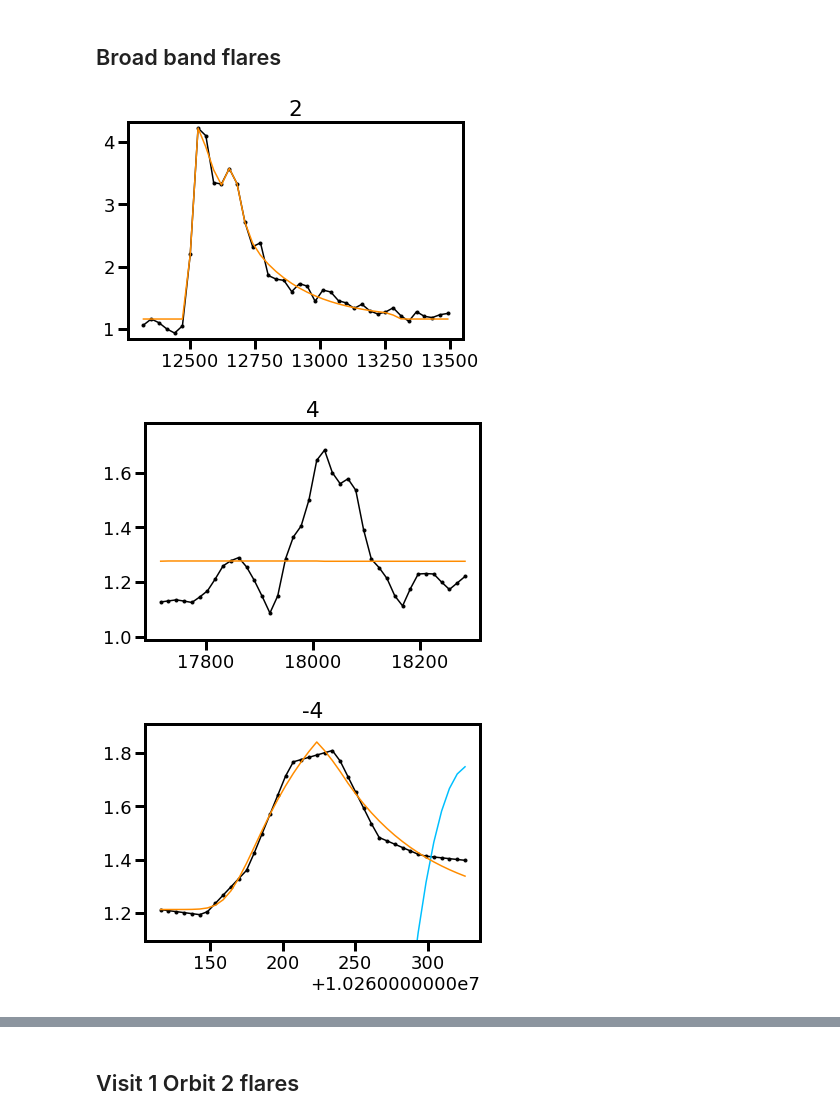
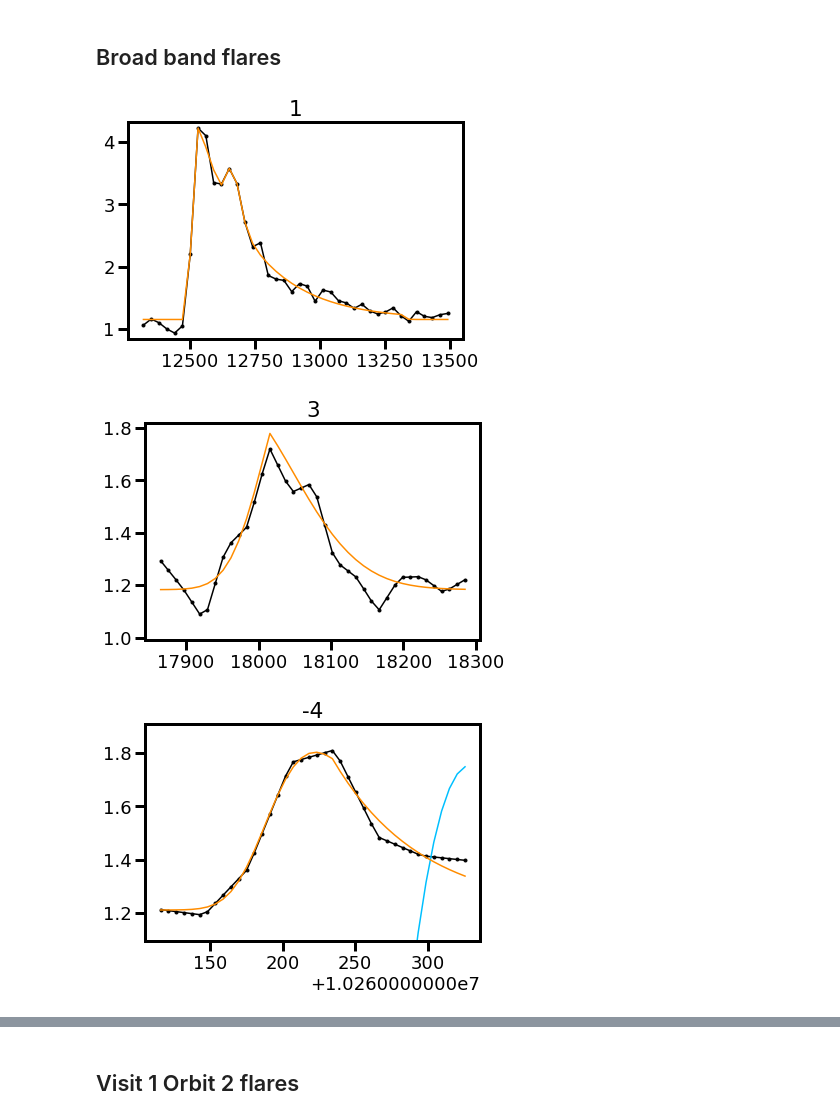
Before and after one commit to afeinstein20/cos_flares, a Jupyter notebook: notebooks/flare_analysis.ipynb, the cells around one changed output, grey strips where cells are left out. Saved outputs shown, nothing was run; the diff lists cells and outputs as text; code cells hidden in the pictures.

```diff
--- a/notebooks/flare_analysis.ipynb
+++ b/notebooks/flare_analysis.ipynb
@@ -382,14 +379,14 @@ for i in range(len(diff)-1):
             f = f.reshape((1,len(f)))
             which_o.append(j)
         elif j == 2:
-            f1 = ((fwc.time.value>=11900) & (fwc.time.value<=12100))
+            #f1 = ((fwc.time.value>=11900) & (fwc.time.value<=12100))
             f2 = ((fwc.time.value>=12300) & (fwc.time.value<=13500))
-            f = np.array([f1, f2])
+            f = np.array([f2])
             which_o.append(j)
             which_o.append(j)
         elif j == 3:
             f1 = ((fwc.time.value>=16800) & (fwc.time.value<=17100) )
-            f2 = ((fwc.time.value>=17700) & (fwc.time.value<=18300) )
+            f2 = ((fwc.time.value>=17850) & (fwc.time.value<=18300) )
             f = np.array([f1, f2])
             which_o.append(j)
             which_o.append(j)
@@ -464,7 +463,7 @@ for i in range(len(f_tot)):
 # %% [markdown]
 # If flare mask created, start below
 # %%
-_, which_o, f_int = np.load('/Users/arcticfox/Documents/AUMic/flare_mask.npy',
+_, which_o, f_int = np.load('/Users/arcticfox/Documents/AUMic/flare_mask2.npy',
                             allow_pickle=True)
 # %%
 def multi_peaks(ttest, test):
@@ -523,18 +522,18 @@ for i in range(len(fwc.time)):
 # %%
 fmodels_all = []
 
-for j in [2,4,-4,-3,-1]:
+for j in [1,3,-4,-3,-1]:
 
     mask = f_int[j] > 0
 
     upsample = np.linspace(fwc.time[mask].min(), fwc.time[mask].max(), 40)
 
     if ion !='CIII':
-        finterp = interp1d(fwc.time[mask], f[mask]/1e-12)
-        einterp = interp1d(fwc.time[mask], e[mask]/1e-12)
+        finterp = interp1d(fwc.time[mask].value, f[mask]/1e-12)
+        einterp = interp1d(fwc.time[mask].value, e[mask]/1e-12)
     else:
-        finterp = interp1d(fwc.time[mask], f[mask]/1e-11)
-        einterp = interp1d(fwc.time[mask], e[mask]/1e-11)
+        finterp = interp1d(fwc.time[mask].value, f[mask]/1e-11)
+        einterp = interp1d(fwc.time[mask].value, e[mask]/1e-11)
 
     plt.plot(upsample,
              finterp(upsample),
@@ -544,40 +543,40 @@ for j in [2,4,-4,-3,-1]:
     rise, decay = [10,10,10],[50,50,50]
 
 
-    if j==2:
+    if j==1:
         out = fwc.fit_flare(ion=ion, mask=mask, model='convolved',
                             eta=t0-20, omega=np.full(3,50),
                             alpha=np.full(3,50),offset=np.ones(3)+1,
                             amp=amp/1e-12*10, t0=t0, rise=rise, decay=decay,
                             x=upsample.value, y=finterp(upsample),
                             yerr=einterp(upsample))
     elif j == -3:
         out = fwc.fit_flare(ion=ion, mask=mask, model='convolved',
                             eta=t0[:2]-20, omega=np.full(2,50),
                             alpha=np.full(2,150),offset=np.ones(2)+1,
                             amp=amp[:2]/1e-12*10, t0=t0[:2]+50,
                             rise=rise[:2], decay=decay[:2],
                             x=upsample.value, y=finterp(upsample),
                             yerr=einterp(upsample))
     elif j == -4 or j == -1:
         out = fwc.fit_flare(ion=ion, mask=mask, model='convolved',
                             eta=t0[:1]-20, omega=[50], alpha=[150],offset=[1],
                             amp=amp[:1]/1e-12*10,t0=t0[:1]+50, rise=rise[:1], decay=decay[:1],
                             x=upsample.value, y=finterp(upsample))
     else:
         out = fwc.fit_flare(ion=ion, mask=mask, model='convolved',
-                            eta=t0[:1]-120, omega=[50],
-                            alpha=[350],offset=[1],
-                            amp=amp[:1]/1e-12*10,t0=t0[:1]-80, rise=rise[:1], decay=[1],
+                            eta=t0[:1]-160, omega=[50],
+                            alpha=[350], offset=[1],
+                            amp=amp[:1]/1e-12*10,t0=t0[:1]-100, rise=rise[:1], decay=[1],
                             x=upsample.value, y=finterp(upsample))
 
     plt.plot(upsample, out[-2], color='deepskyblue')
     plt.plot(upsample, out[-1].best_fit, color='darkorange')
     plt.ylim(np.nanmin(finterp(upsample))-0.1, np.nanmax(finterp(upsample))+0.1)
     fmodels_all.append(out)
     plt.title(j)
     plt.show()
 # %% [output]
-[figure, old version]
+[figure, new version]
-[figure, old version]
+[figure, new version]
-[figure, old version]
+[figure, new version]
```
Also changed, not shown: parts of 13 cells of this notebook, 3 other files.
